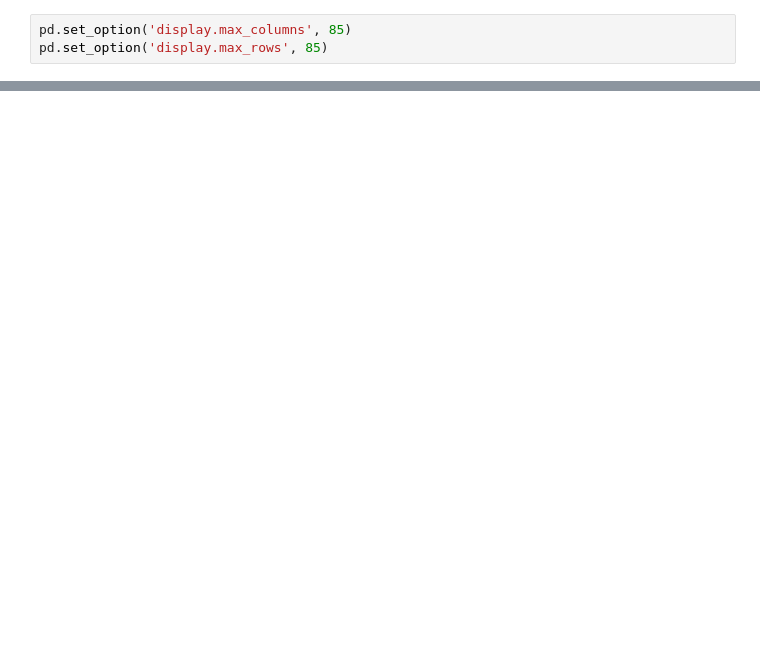
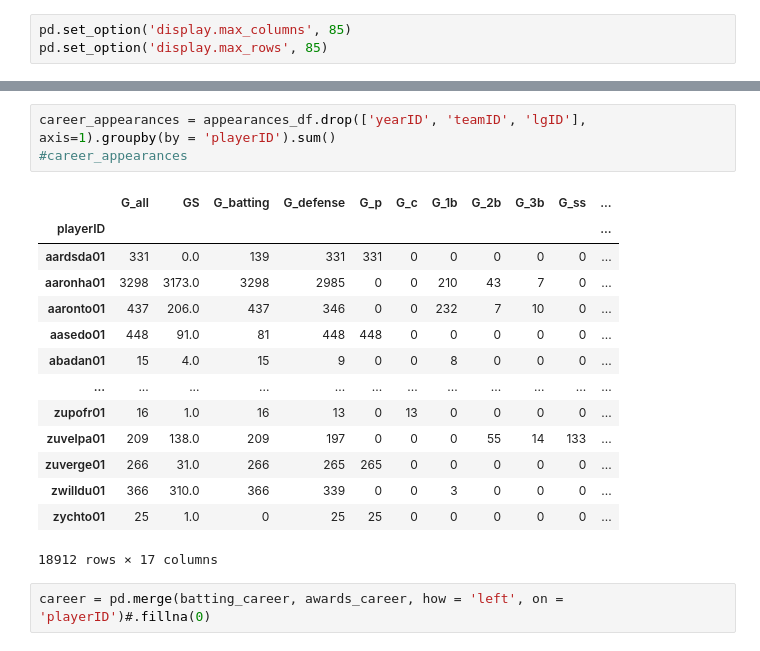
Before and after one commit to floattheboat/baseball-analyses, a Jupyter notebook: python/hof-batters.ipynb, the cells around one changed output, grey strips where cells are left out. Saved outputs shown, nothing was run; the diff lists cells and outputs as text; blank space fills up the shorter version.

```diff
--- a/python/hof-batters.ipynb
+++ b/python/hof-batters.ipynb
@@ -42,0 +69,20 @@ batting_career
+# %%
+career_appearances = appearances_df.drop(['yearID', 'teamID', 'lgID'], axis=1).groupby(by = 'playerID').sum()
+#career_appearances
+# %% [output]
+|  | G_all | GS | G_batting | G_defense | G_p | G_c | G_1b | G_2b | G_3b | G_ss | ... |
+| playerID |  |  |  |  |  |  |  |  |  |  | ... |
+| aardsda01 | 331 | 0.0 | 139 | 331 | 331 | 0 | 0 | 0 | 0 | 0 | ... |
+| aaronha01 | 3298 | 3173.0 | 3298 | 2985 | 0 | 0 | 210 | 43 | 7 | 0 | ... |
+| aaronto01 | 437 | 206.0 | 437 | 346 | 0 | 0 | 232 | 7 | 10 | 0 | ... |
+| aasedo01 | 448 | 91.0 | 81 | 448 | 448 | 0 | 0 | 0 | 0 | 0 | ... |
+| abadan01 | 15 | 4.0 | 15 | 9 | 0 | 0 | 8 | 0 | 0 | 0 | ... |
+| ... | ... | ... | ... | ... | ... | ... | ... | ... | ... | ... | ... |
+| zupofr01 | 16 | 1.0 | 16 | 13 | 0 | 13 | 0 | 0 | 0 | 0 | ... |
+| zuvelpa01 | 209 | 138.0 | 209 | 197 | 0 | 0 | 0 | 55 | 14 | 133 | ... |
+| zuverge01 | 266 | 31.0 | 266 | 265 | 265 | 0 | 0 | 0 | 0 | 0 | ... |
+| zwilldu01 | 366 | 310.0 | 366 | 339 | 0 | 0 | 3 | 0 | 0 | 0 | ... |
+| zychto01 | 25 | 1.0 | 0 | 25 | 25 | 0 | 0 | 0 | 0 | 0 | ... |
+18912 rows × 17 columns
+# %%
+career = pd.merge(batting_career, awards_career, how = 'left', on = 'playerID')#.fillna(0)
```
Also changed, not shown: parts of 15 cells of this notebook, 1 other file.
